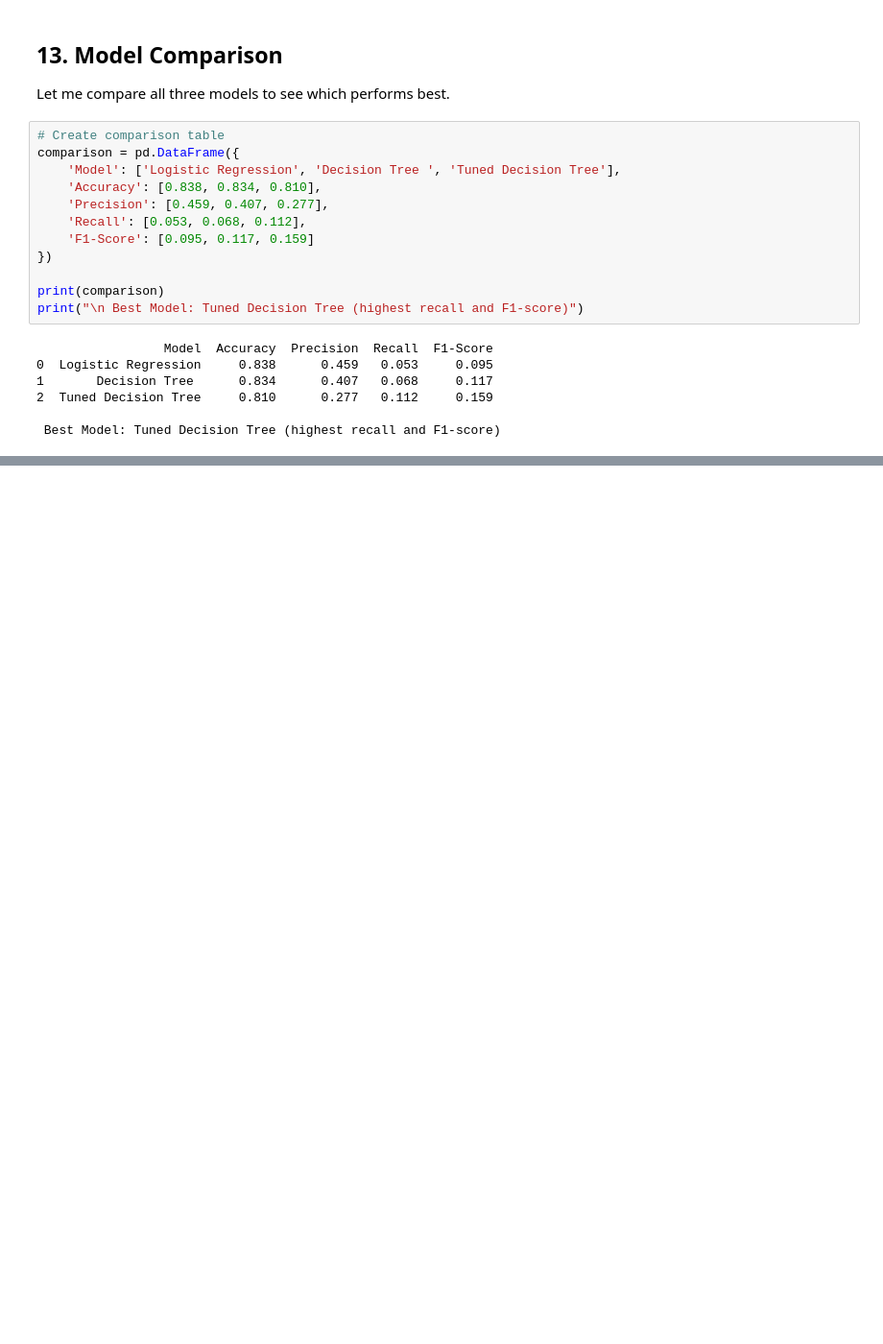
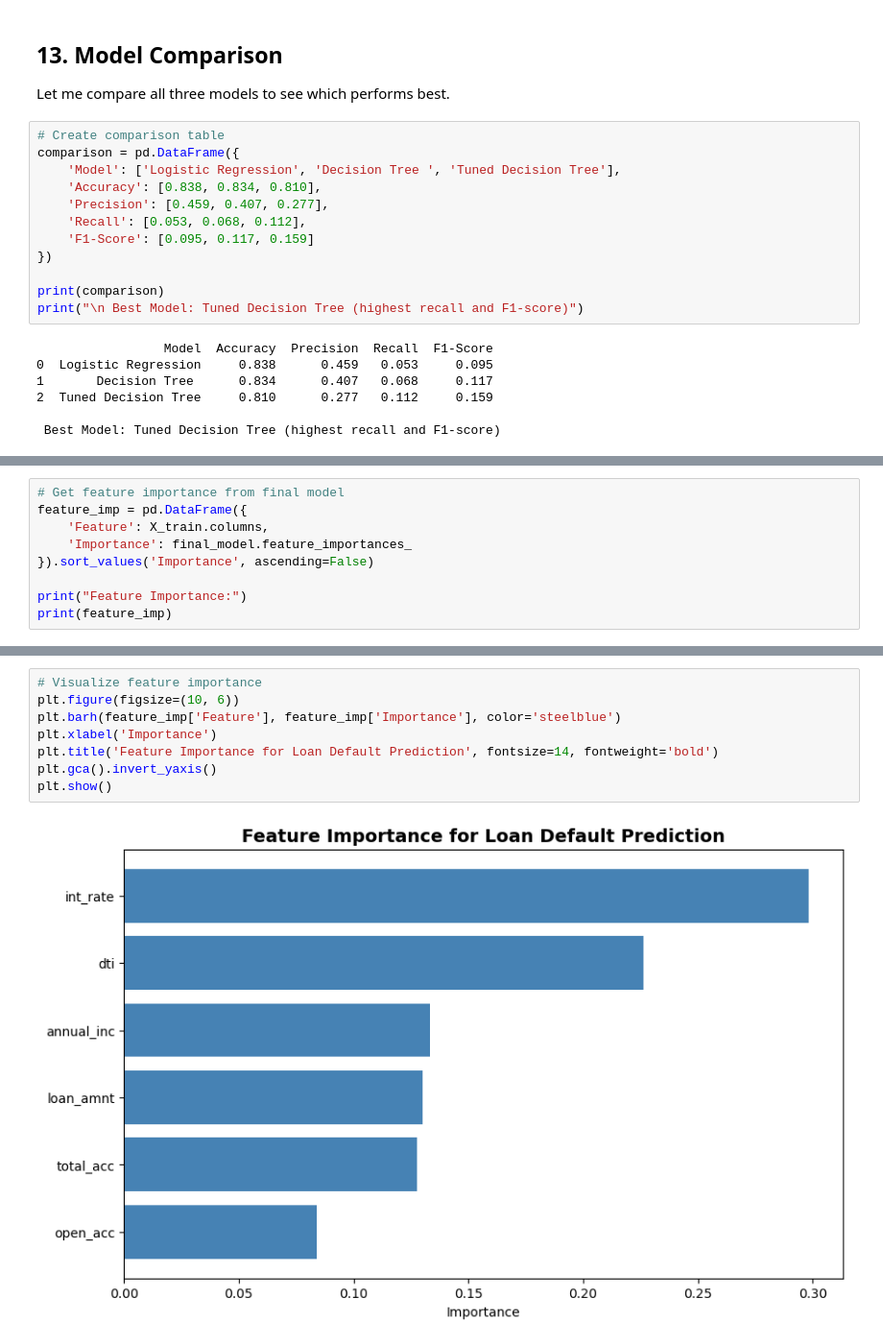
Before and after one commit to Jose-Barasa1/loan-default, a Jupyter notebook: index.ipynb, the cells around one changed output, grey strips where cells are left out. Shown at 96% size. Cells and saved outputs as stored; diff of their text form; blank space fills up the shorter version.

Commit message:
Analyze feature importance

```diff
--- a/index.ipynb
+++ b/index.ipynb
@@ -423,0 +428,9 @@ print("\n Best Model: Tuned Decision Tree (highest recall and F1-score)")
+# %%
+# Get feature importance from final model
+feature_imp = pd.DataFrame({
+    'Feature': X_train.columns,
+    'Importance': final_model.feature_importances_
+}).sort_values('Importance', ascending=False)
+
+print("Feature Importance:")
+print(feature_imp)
@@ -423,0 +446,10 @@ print("\n Best Model: Tuned Decision Tree (highest recall and F1-score)")
+# %%
+# Visualize feature importance
+plt.figure(figsize=(10, 6))
+plt.barh(feature_imp['Feature'], feature_imp['Importance'], color='steelblue')
+plt.xlabel('Importance')
+plt.title('Feature Importance for Loan Default Prediction', fontsize=14, fontweight='bold')
+plt.gca().invert_yaxis()
+plt.show()
+# %% [output]
+[figure, added]
```
Also changed, not shown: parts of 2 cells of this notebook.
